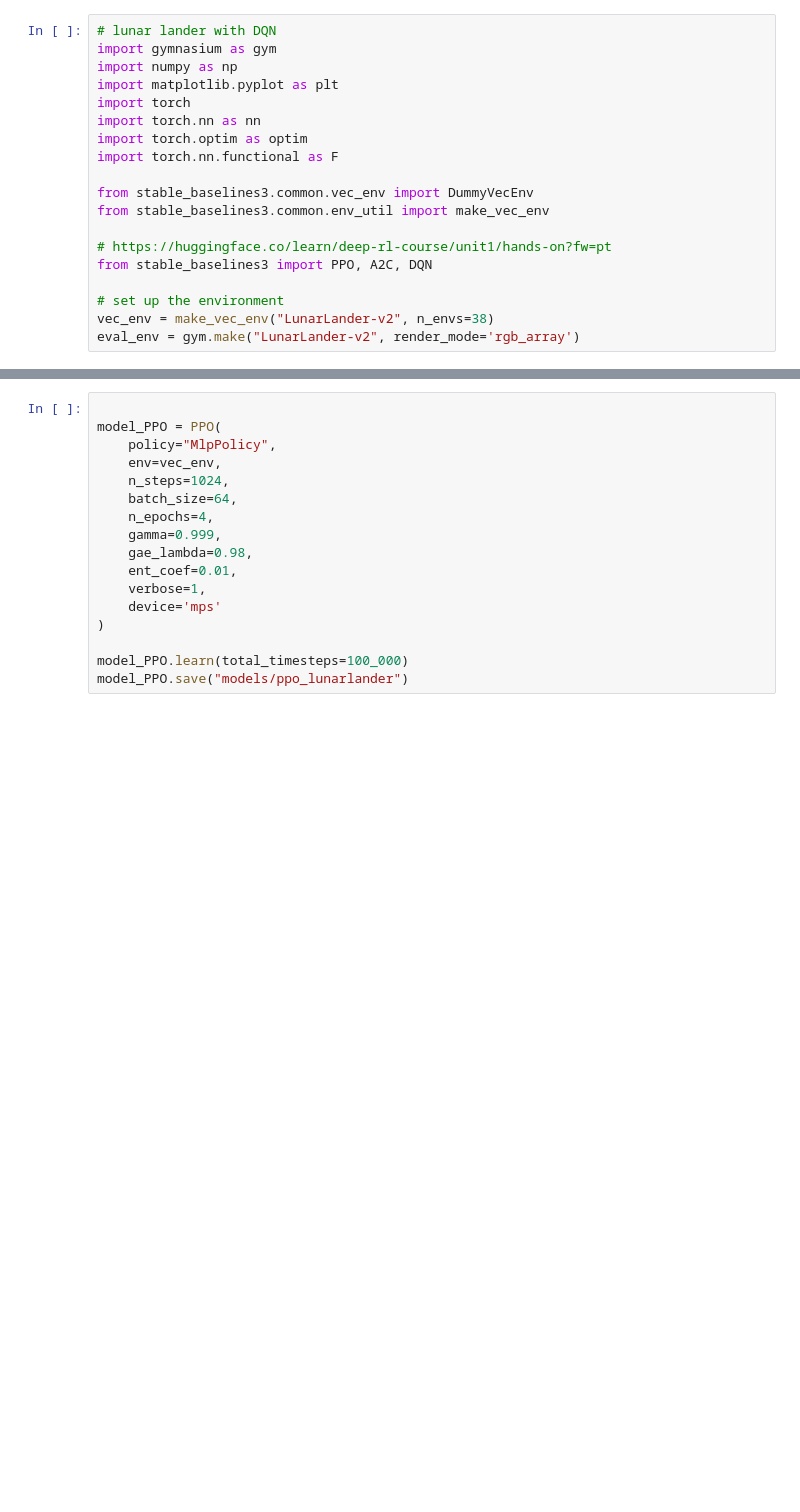
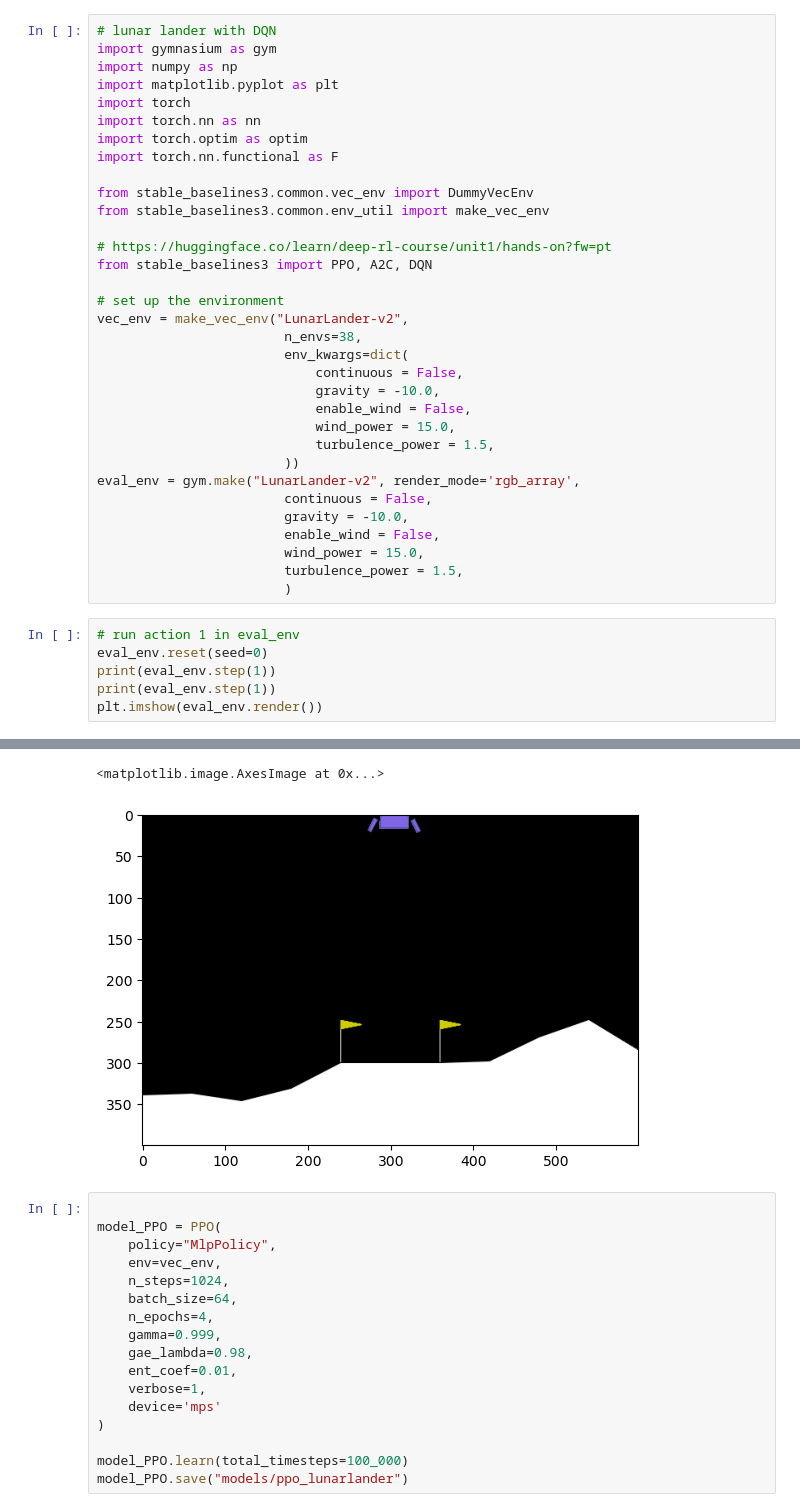
Before and after one commit to adriansousapoza/DMIAI-2023, a Jupyter notebook: lunarLander/playground.ipynb, the cells around one changed output, grey strips where cells are left out. Cells and saved outputs as stored; diff of their text form; blank space fills up the shorter version.

```diff
--- a/lunarLander/playground.ipynb
+++ b/lunarLander/playground.ipynb
@@ -15,5 +15,26 @@ from stable_baselines3.common.env_util import make_vec_env
 from stable_baselines3 import PPO, A2C, DQN
 
 # set up the environment
-vec_env = make_vec_env("LunarLander-v2", n_envs=38)
-eval_env = gym.make("LunarLander-v2", render_mode='rgb_array')
+vec_env = make_vec_env("LunarLander-v2",
+                        n_envs=38,
+                        env_kwargs=dict(
+                            continuous = False,
+                            gravity = -10.0,
+                            enable_wind = False,
+                            wind_power = 15.0,
+                            turbulence_power = 1.5,
+                        ))
+eval_env = gym.make("LunarLander-v2", render_mode='rgb_array',
+                        continuous = False,
+                        gravity = -10.0,
+                        enable_wind = False,
+                        wind_power = 15.0,
+                        turbulence_power = 1.5,
+                        )
+# %%
+# run action 1 in eval_env
+eval_env.reset(seed=0)
+print(eval_env.step(1))
+print(eval_env.step(1))
+plt.imshow(eval_env.render())
+# %% [output]
@@ -20,3 +45,5 @@ eval_env = gym.make("LunarLander-v2", render_mode='rgb_array')
+<matplotlib.image.AxesImage at 0x...>
+[figure, added]
 # %%
 
 model_PPO = PPO(
```
Also changed, not shown: parts of 3 cells of this notebook, 2 other files.
